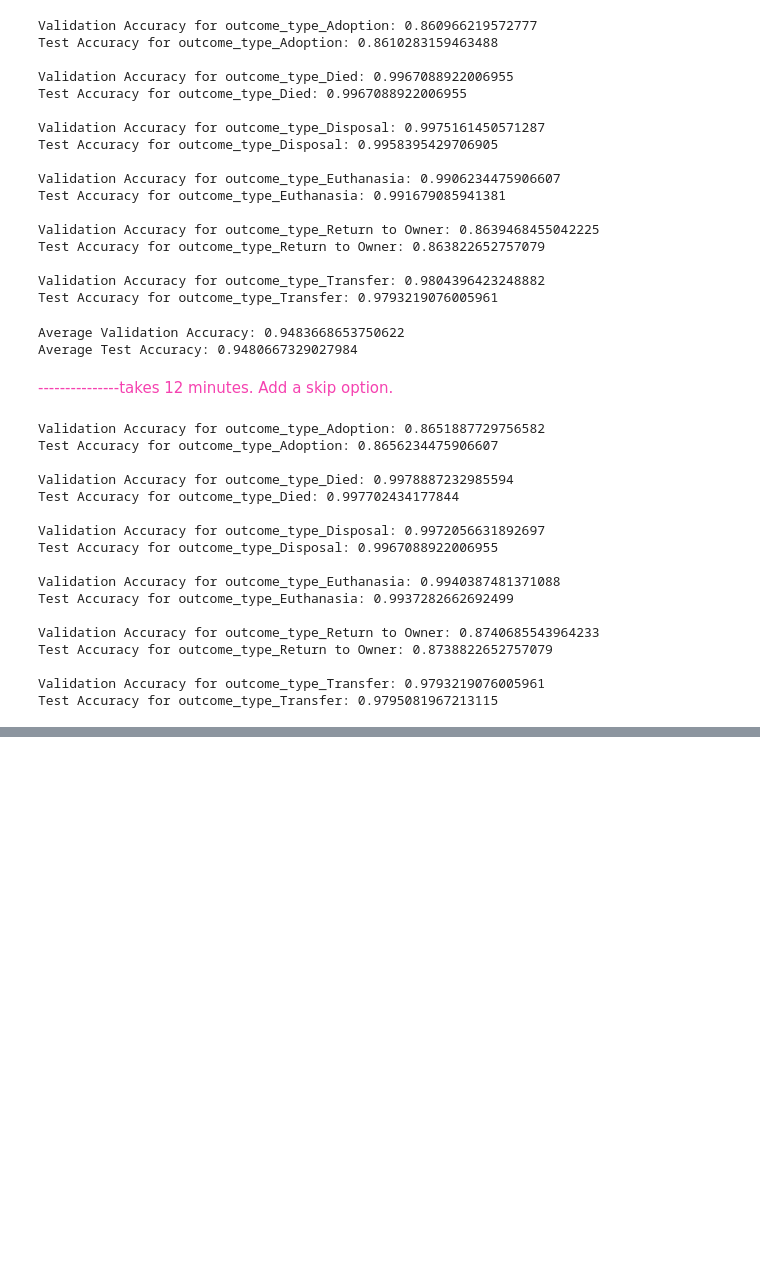
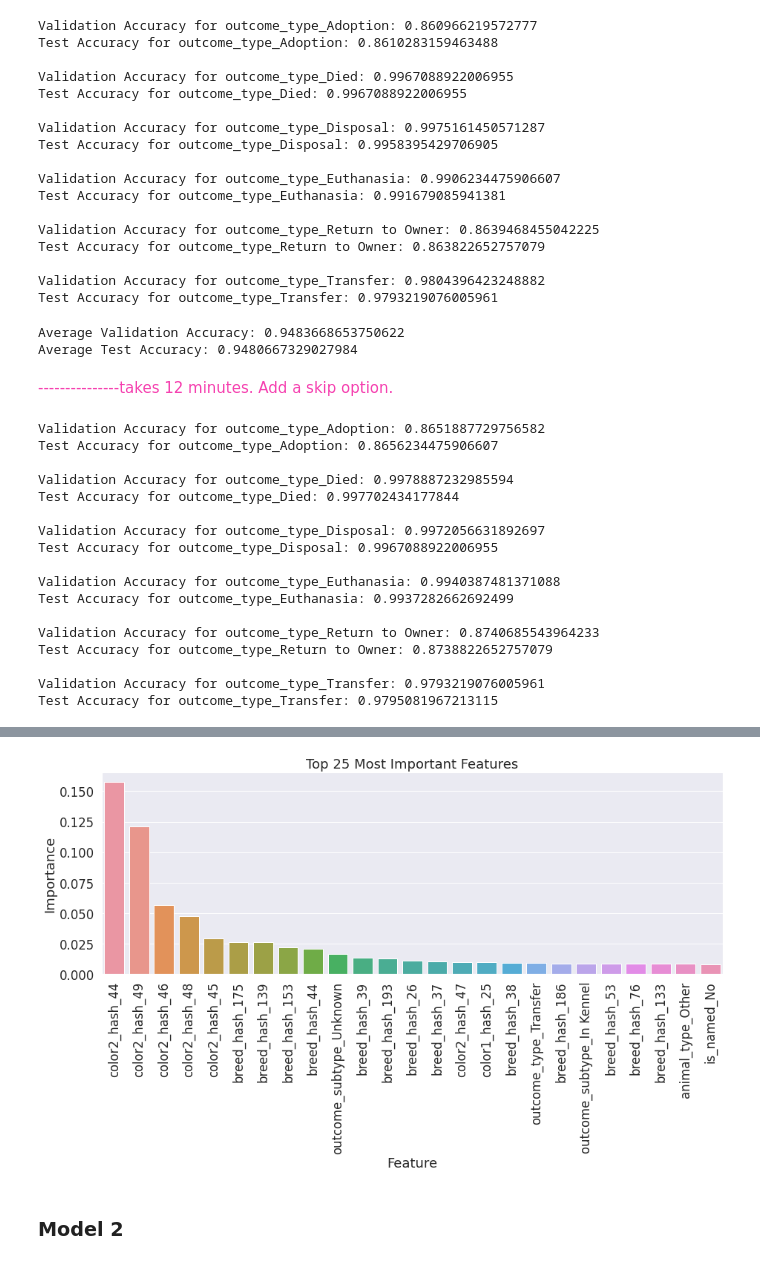
Before and after one commit to Darmendel/TDS-project, a Jupyter notebook: Final Pipeline.ipynb, the cells around one changed output, grey strips where cells are left out. Saved outputs shown, nothing was run; the diff lists cells and outputs as text; code cells hidden in the pictures; blank space fills up the shorter version.

Commit message:
changing models

```diff
--- a/Final Pipeline.ipynb
+++ b/Final Pipeline.ipynb
@@ -851,0 +1039,2 @@ plt.show()
+# %%
+fit_and_predict(encoded_data, model, scaler)
@@ -1111,6 +1302,9 @@ scaler = StandardScaler()
 # Initialize lists to store accuracy scores
 validation_accuracies = []
 test_accuracies = []
+
+# Initialize an empty dictionary to store feature importances
+feature_importances = {}
 # %% [markdown]
 <font color='#f542b0'>---------------takes 12 minutes. Add a skip option.</font>
 # %%
@@ -1150,6 +1344,9 @@ for outcome_column in outcome_type_columns:
     test_accuracy = accuracy_score(y_test, y_test_pred)
     test_accuracies.append(test_accuracy)
     print(f"Test Accuracy for {outcome_column}: {test_accuracy}\n")
+
+    # Store feature importances
+    feature_importances[outcome_column] = model.feature_importances_
 # %% [output]
 Validation Accuracy for outcome_type_Adoption: 0.8651887729756582
 Test Accuracy for outcome_type_Adoption: 0.8656234475906607
@@ -1181,0 +1381,9 @@ Average Test Accuracy: 0.9511922503725782
+# %%
+# Define the number of top features to display
+top_n_features = 25
+
+# Calculate average feature importances across all outcome types
+avg_feature_importances = np.mean([importances for importances in feature_importances.values()], axis=0)
+
+# Sort and get the indices of top N most important features
+top_feature_indices = avg_feature_importances.argsort()[-top_n_features:][::-1]
@@ -1181,0 +1413,20 @@ Average Test Accuracy: 0.9511922503725782
+# %%
+# Create a DataFrame with feature importances
+importances_df = pd.DataFrame({'importance': avg_feature_importances[top_feature_indices],
+                               'feature': np.array(encoded_data.columns)[top_feature_indices]})
+
+# Set seaborn font scale
+sns.set(font_scale=1.50)
+
+# Create a bar plot of top N most important features
+plt.figure(figsize=(15, 5))
+sns.barplot(x='feature', y='importance', data=importances_df)
+plt.xticks(rotation=90)
+plt.xlabel('Feature')
+plt.ylabel('Importance')
+plt.title(f'Top {top_n_features} Most Important Features')
+plt.show()
+# %% [output]
+[figure, added]
+# %% [markdown]
+### Model 2
```
Also changed, not shown: parts of 135 cells of this notebook, 1 other file.
